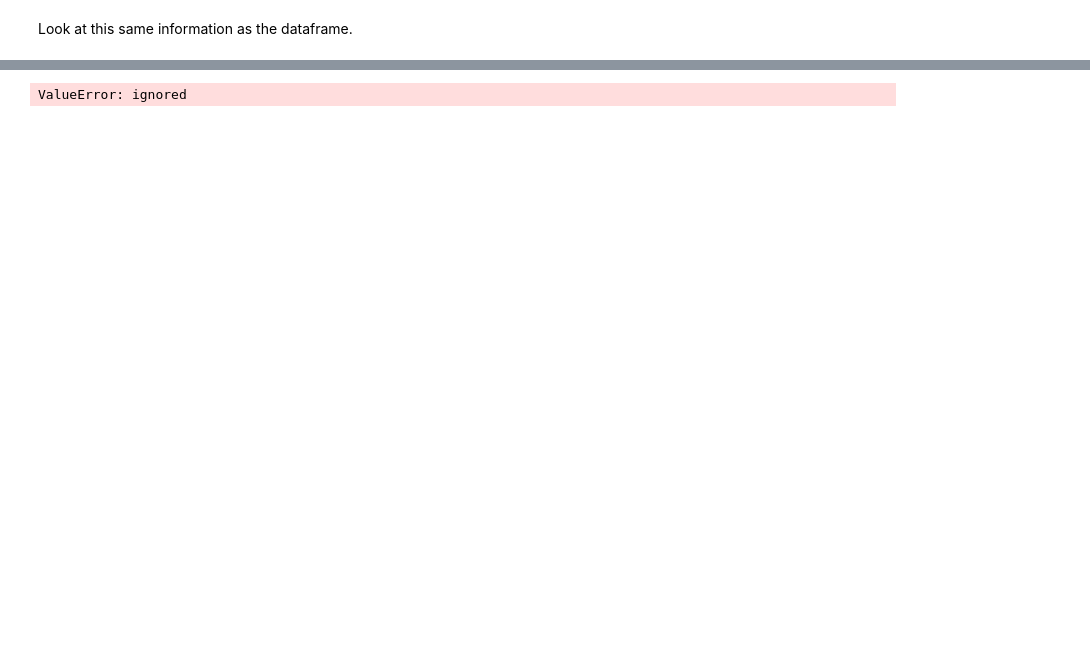
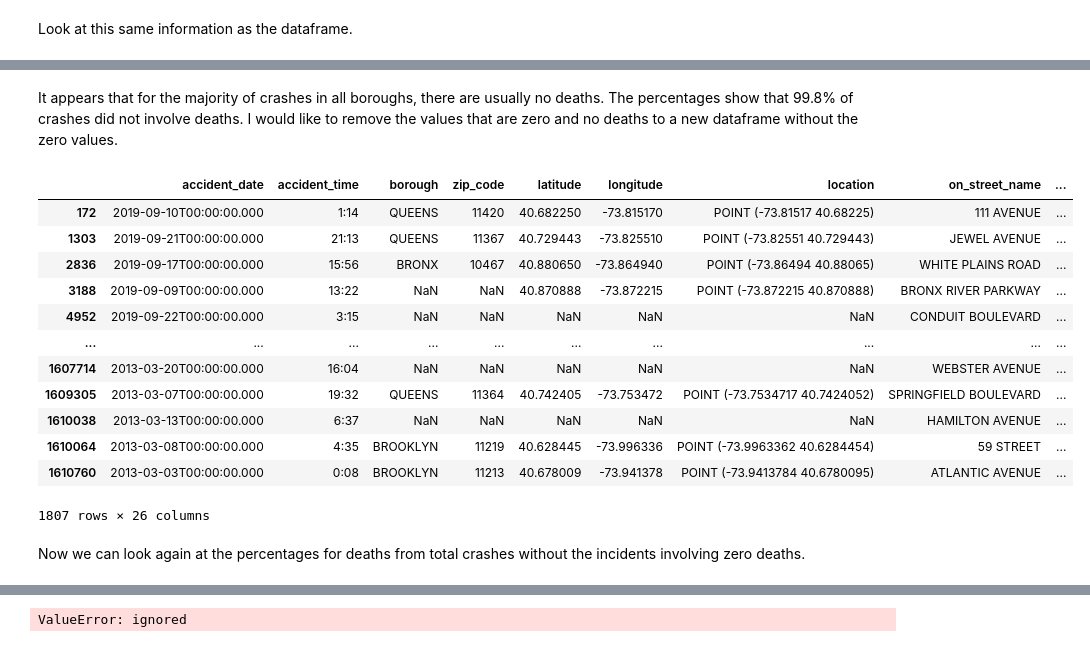
Before and after one commit to medicalmom/M12, a Jupyter notebook: M12.ipynb, the cells around one changed output, grey strips where cells are left out. Drawn from its saved outputs; the diff is of its cells as text; code cells hidden in the pictures; blank space fills up the shorter version.

```diff
--- a/M12.ipynb
+++ b/M12.ipynb
@@ -145,0 +205,21 @@ MVC2
+# %% [markdown]
+It appears that for the majority of crashes in all boroughs, there are usually no deaths. The percentages show that 99.8% of crashes did not involve deaths. I would like to remove the values that are zero and no deaths to a new dataframe without the zero values.
+# %%
+MVC3 = MVC2[MVC2.number_of_persons_killed > 0]
+MVC3
+# %% [output]
+|  | accident_date | accident_time | borough | zip_code | latitude | longitude | location | on_street_name | ... |
+| 172 | 2019-09-10T00:00:00.000 | 1:14 | QUEENS | 11420 | 40.682250 | -73.815170 | POINT (-73.81517 40.68225) | 111 AVENUE | ... |
+| 1303 | 2019-09-21T00:00:00.000 | 21:13 | QUEENS | 11367 | 40.729443 | -73.825510 | POINT (-73.82551 40.729443) | JEWEL AVENUE | ... |
+| 2836 | 2019-09-17T00:00:00.000 | 15:56 | BRONX | 10467 | 40.880650 | -73.864940 | POINT (-73.86494 40.88065) | WHITE PLAINS ROAD | ... |
+| 3188 | 2019-09-09T00:00:00.000 | 13:22 | NaN | NaN | 40.870888 | -73.872215 | POINT (-73.872215 40.870888) | BRONX RIVER PARKWAY | ... |
+| 4952 | 2019-09-22T00:00:00.000 | 3:15 | NaN | NaN | NaN | NaN | NaN | CONDUIT BOULEVARD | ... |
+| ... | ... | ... | ... | ... | ... | ... | ... | ... | ... |
+| 1607714 | 2013-03-20T00:00:00.000 | 16:04 | NaN | NaN | NaN | NaN | NaN | WEBSTER AVENUE | ... |
+| 1609305 | 2013-03-07T00:00:00.000 | 19:32 | QUEENS | 11364 | 40.742405 | -73.753472 | POINT (-73.7534717 40.7424052) | SPRINGFIELD BOULEVARD | ... |
+| 1610038 | 2013-03-13T00:00:00.000 | 6:37 | NaN | NaN | NaN | NaN | NaN | HAMILTON AVENUE | ... |
+| 1610064 | 2013-03-08T00:00:00.000 | 4:35 | BROOKLYN | 11219 | 40.628445 | -73.996336 | POINT (-73.9963362 40.6284454) | 59 STREET | ... |
+| 1610760 | 2013-03-03T00:00:00.000 | 0:08 | BROOKLYN | 11213 | 40.678009 | -73.941378 | POINT (-73.9413784 40.6780095) | ATLANTIC AVENUE | ... |
+1807 rows × 26 columns
+# %% [markdown]
+Now we can look again at the percentages for deaths from total crashes without the incidents involving zero deaths.
```
Also changed, not shown: parts of 21 cells of this notebook.
